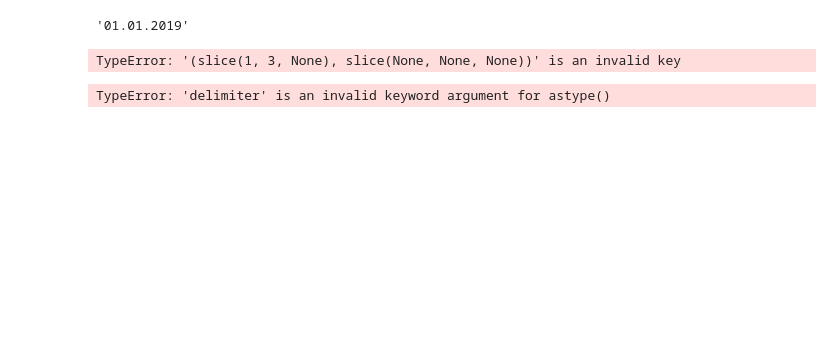
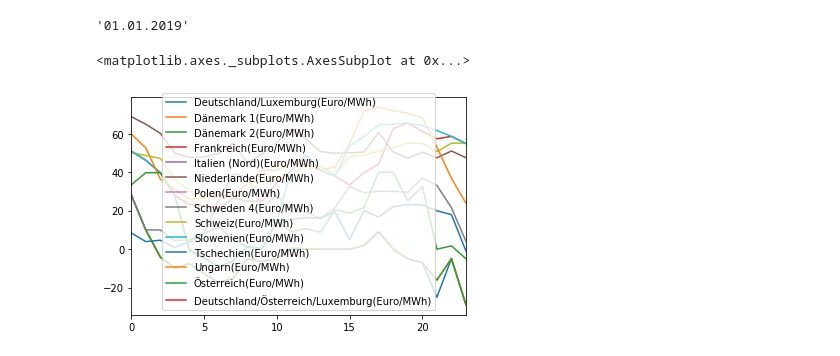
Before and after one commit to alrusa/seminarws1920, a Jupyter notebook: seminar.ipynb, the cells around one changed output. Drawn from its saved outputs; the diff is of its cells as text; code cells hidden in the pictures; blank space fills up the shorter version.

```diff
--- a/seminar.ipynb
+++ b/seminar.ipynb
@@ -124,12 +153,8 @@ data
 data["Datum"][7]
 # %% [output]
 '01.01.2019'
-# %%
-data[1:3, :]
-# %% [output]
-TypeError: '(slice(1, 3, None), slice(None, None, None))' is an invalid key
-# %%
-import numpy as np
-np.array(data)[0:2, 2:4].astype(np.float, delimiter=",")
-# %% [output]
-TypeError: 'delimiter' is an invalid keyword argument for astype()
+# %%
+df.plot()
+# %% [output]
+<matplotlib.axes._subplots.AxesSubplot at 0x...>
+[figure, added]
```
Also changed, not shown: parts of 11 cells of this notebook.
